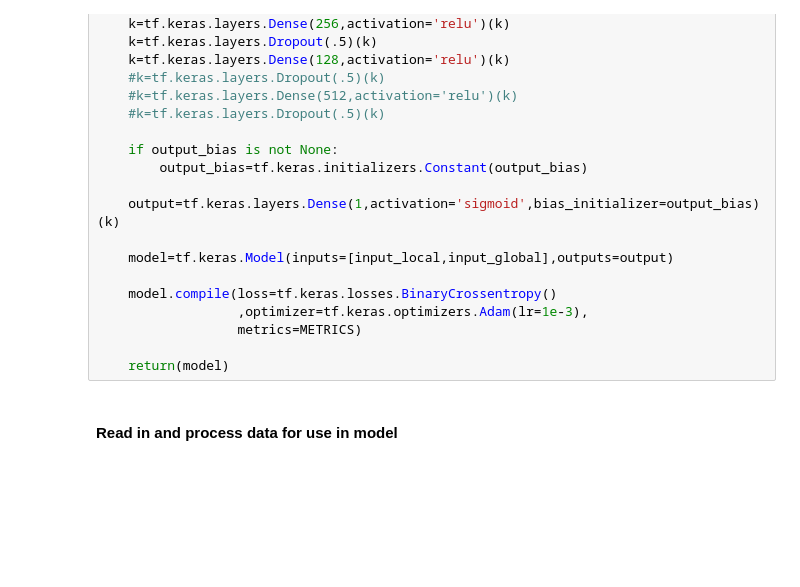
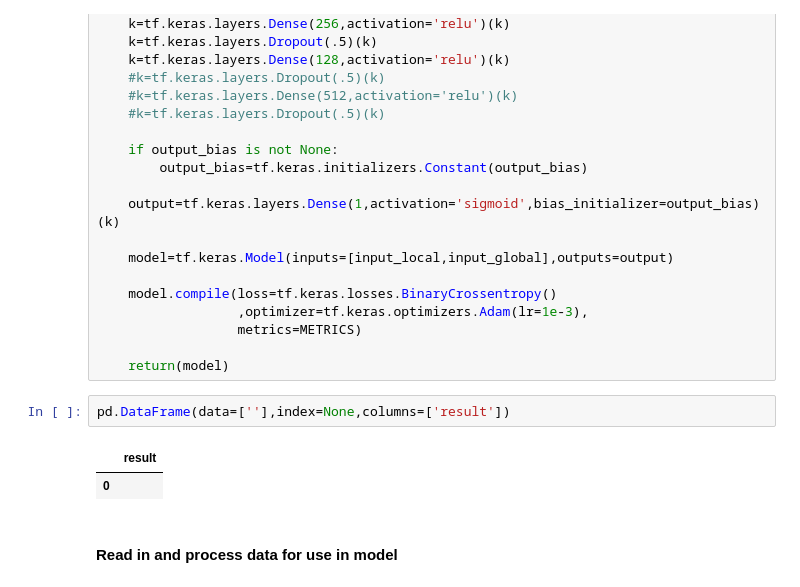
Before and after one commit to travisrmetz/w210, a Jupyter notebook: w2p/exoplanet_model.ipynb, the cells around one changed output. Drawn from its saved outputs; the diff is of its cells as text; blank space fills up the shorter version.

```diff
--- a/w2p/exoplanet_model.ipynb
+++ b/w2p/exoplanet_model.ipynb
@@ -165,6 +175,11 @@ def make_model(metrics=METRICS,output_bias=None):
                   metrics=METRICS)
 
     return(model)
+# %%
+pd.DataFrame(data=[''],index=None,columns=['result'])
+# %% [output]
+|  | result |
+| 0 |  |
 # %% [markdown]
 #### Read in and process data for use in model
 # %%
```
Also changed, not shown: parts of 13 cells of this notebook, 7 other files.
